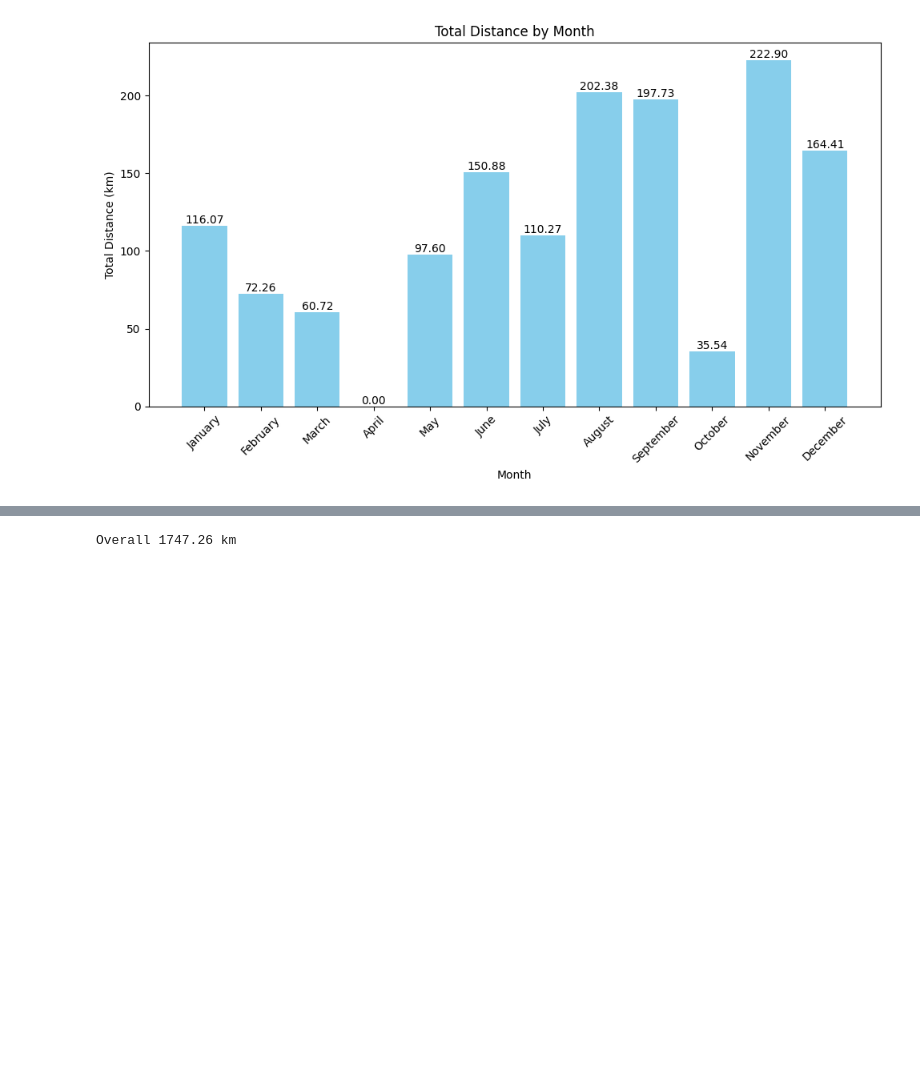
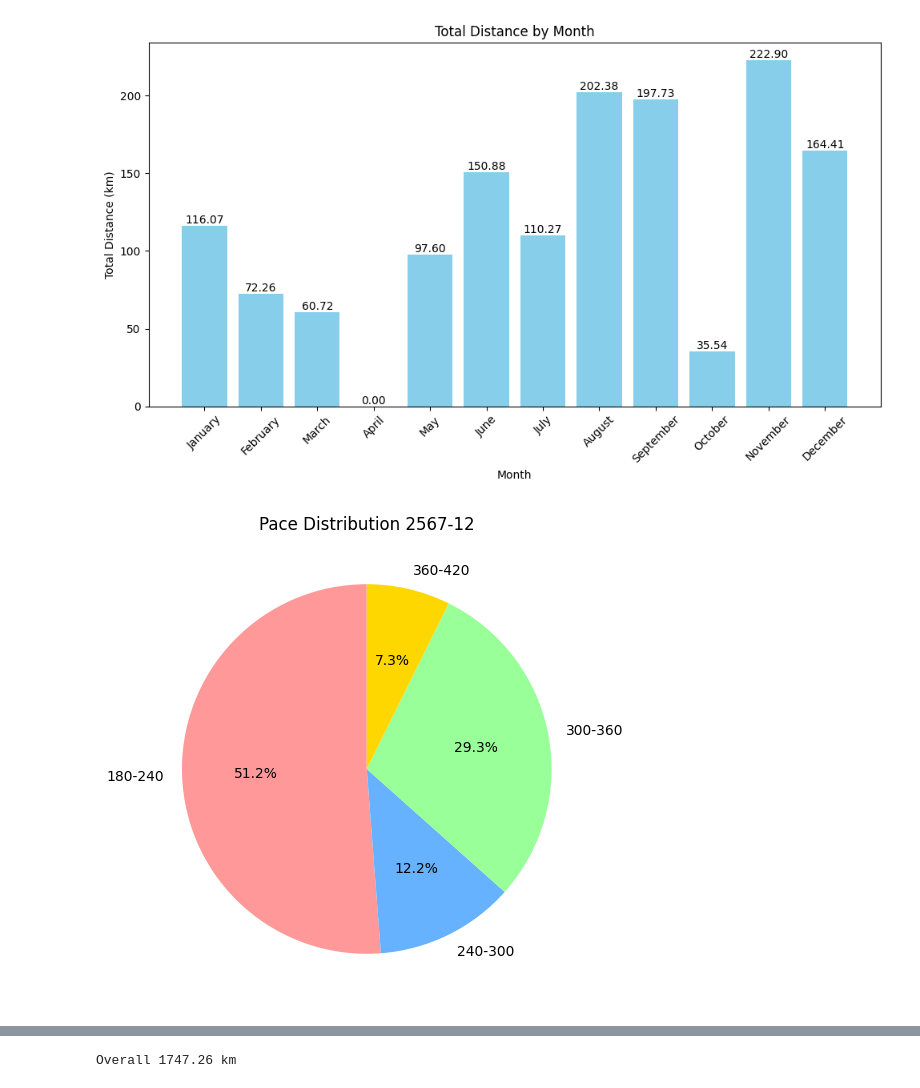
Before and after one commit to JFKongphop/running-analysis, a Jupyter notebook: index.ipynb, the cells around one changed output, grey strips where cells are left out. Saved outputs shown, nothing was run; the diff lists cells and outputs as text; code cells hidden in the pictures; blank space fills up the shorter version.

Commit message:
add pace distribution pie chart

```diff
--- a/index.ipynb
+++ b/index.ipynb
@@ -379,6 +379,27 @@ plt.tight_layout()
 plt.show()
 # %% [output]
 [figure]
+# %%
+date = "2567-12"
+bins = [180, 240, 300, 360, 420]
+labels = ["180-240", "240-300", "300-360", "360-420"]
+
+pie = date_selector(df, date).copy()
+pie["Pace Group"] = pd.cut(pie["Pace(sec)"], bins=bins, labels=labels, right=False)
+group_counts = pie["Pace Group"].value_counts(sort=False)
+
+plt.figure(figsize=(8, 6))
+group_counts.plot.pie(
+  autopct="%1.1f%%",
+  startangle=90,
+  colors=["#FF9999", "#66B2FF", "#99FF99", "#FFD700"],
+  labels=group_counts.index
+)
+plt.title(f"Pace Distribution {date}")
+plt.ylabel("")
+plt.show()
+# %% [output]
+[figure, added]
 # %%
 def pace_table(data) -> str:
   fastest_pace = df.loc[data]
```
Also changed, not shown: parts of 1 cell of this notebook.
